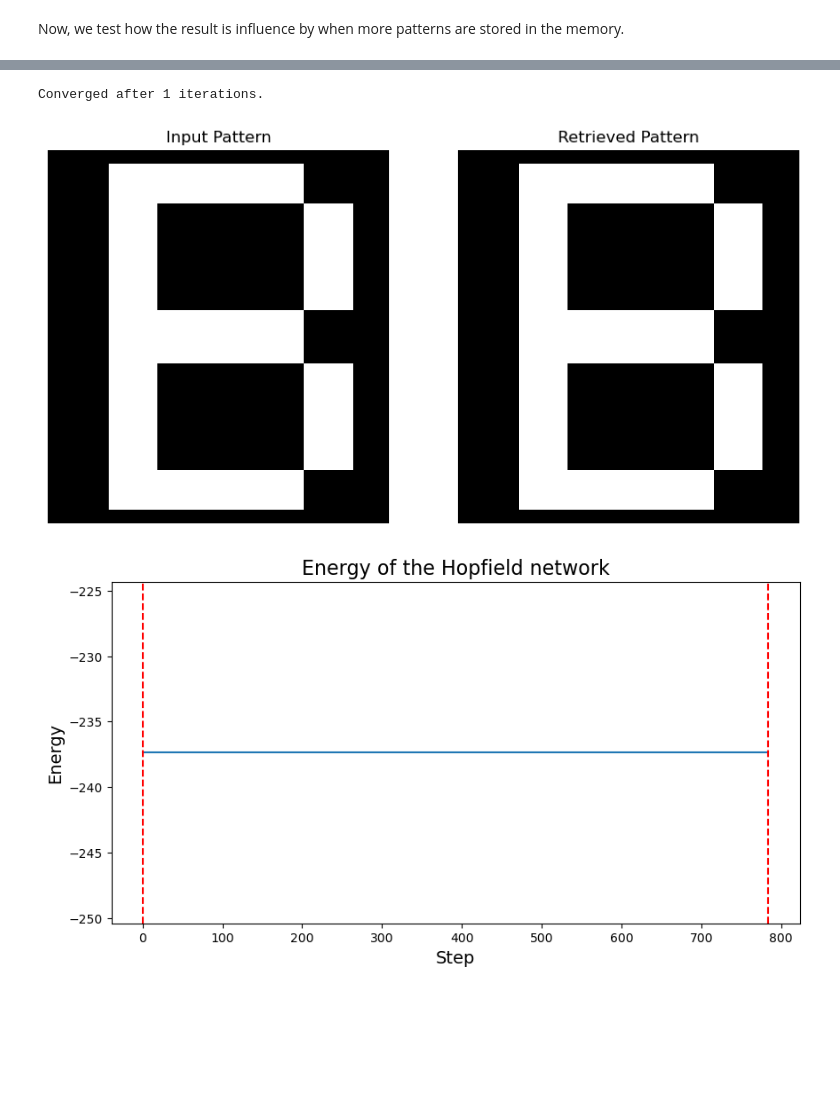
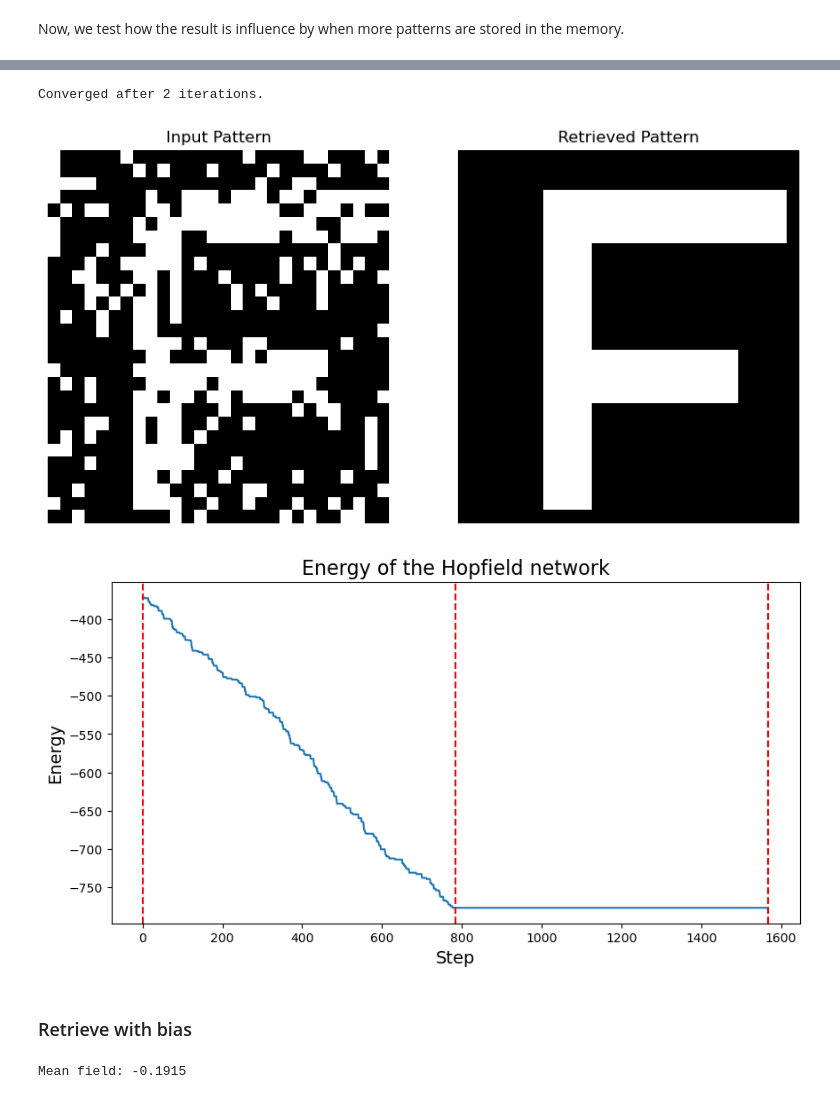
Before and after one commit to LLapsus/hopmemo, a Jupyter notebook: hopfield_demo.ipynb, the cells around one changed output, grey strips where cells are left out. Saved outputs shown, nothing was run; the diff lists cells and outputs as text; code cells hidden in the pictures; blank space fills up the shorter version.

```diff
--- a/hopfield_demo.ipynb
+++ b/hopfield_demo.ipynb
@@ -136,11 +156,18 @@ Pattern C: Stable (margin = 0.836117)
 # %%
-inp = hopfield_net.memories[1].copy()
+inp = add_noise(hopfield_net.memories[5].copy(), 0.2)
 out, history = hopfield_net.retrieve(inp, max_iterations=1000, history=True)
 compare_patterns(inp, out)
 # %% [output]
-Converged after 1 iterations.
+Converged after 2 iterations.
-[figure, old version]
+[figure, new version]
 # %%
 plot_energy(history)
 # %% [output]
-[figure, old version]
+[figure, new version]
+# %% [markdown]
+###  Retrieve with bias
+# %%
+W = hopfield_net.weights()
+print(f"Mean field: {np.mean(W @ inp):.4f}")
+# %% [output]
+Mean field: -0.1915
```
Also changed, not shown: parts of 10 cells of this notebook, 2 other files.
